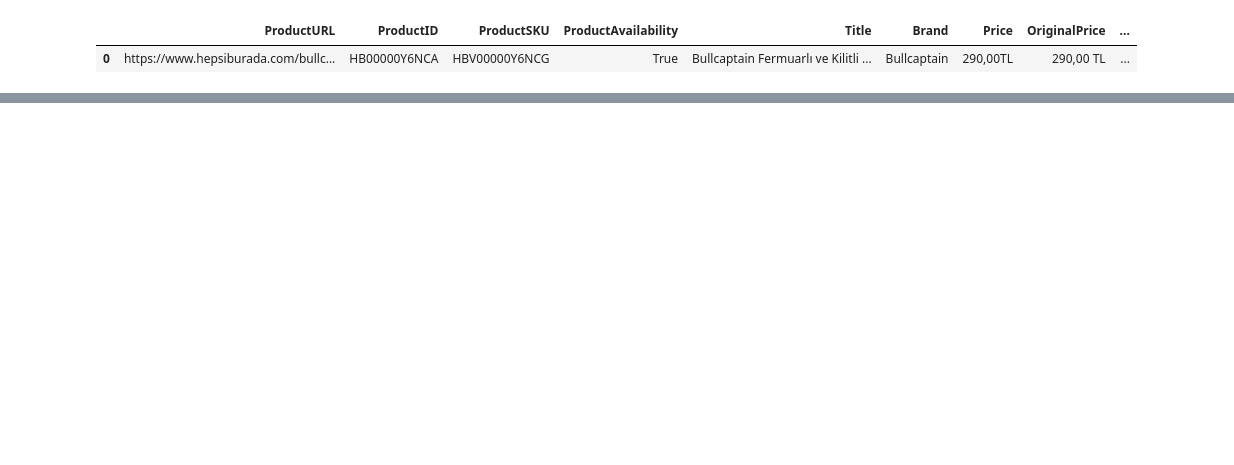
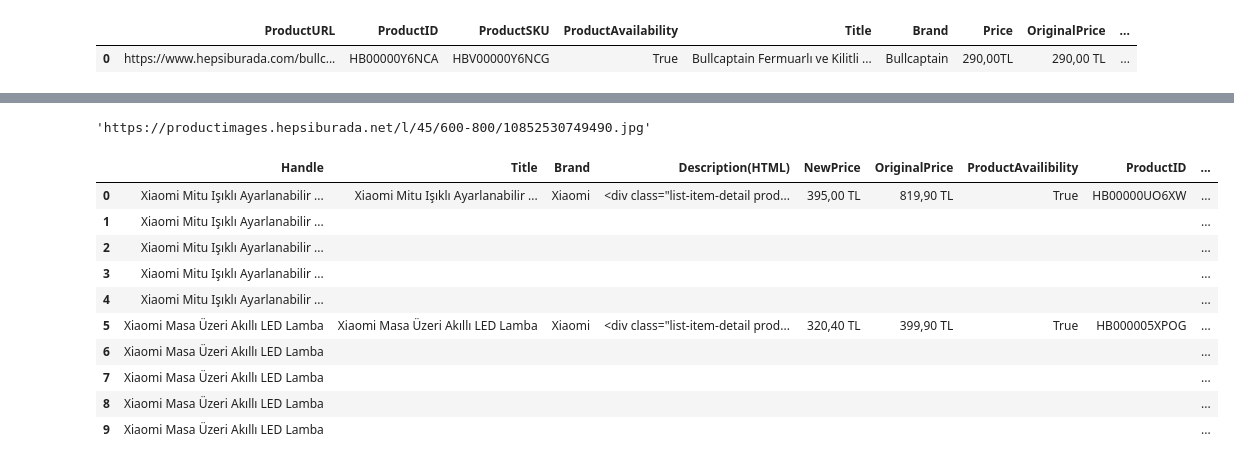
Before and after one commit to Hamma111/baris-project-scrapy, a Jupyter notebook: scraper.ipynb, the cells around one changed output, grey strips where cells are left out. Drawn from its saved outputs; the diff is of its cells as text; code cells hidden in the pictures; blank space fills up the shorter version.

```diff
--- a/scraper.ipynb
+++ b/scraper.ipynb
@@ -243,0 +276,8 @@ df.head(1)
+# %%
+df['Images'] = df.apply(f, axis=1)
+# %%
+df['Images'][3]
+# %% [output]
+'https://productimages.hepsiburada.net/l/45/600-800/10852530749490.jpg'
+# %%
+ndf = df.copy()
@@ -243,0 +289,53 @@ df.head(1)
+# %%
+all_images_urls = []
+for x in ndf['Images']:
+    all_images_urls.append(x.split(' ') )
+#     print()
+#     break
+# %%
+for index, srcs in enumerate(all_images_urls):
+    for i, x in enumerate(srcs):
+        if i== 0:
+            new_df = newd.append({
+                'Handle': df.loc[index, 'Title'],
+                'Title':df.loc[index, 'Title'],
+                'Brand': df.loc[index, 'Brand'],
+                'Description(HTML)':df.loc[index, 'DescriptionHTML'],
+                'NewPrice': df.loc[index, 'NewPrice'],
+                'OriginalPrice': df.loc[index, 'OriginalPrice'],
+                'ProductAvailibility': df.loc[index, 'ProductAvailability'],
+                'ProductID':df.loc[index, 'ProductID'] ,
+                'ProductSKU':df.loc[index, 'ProductSKU'] ,
+                'ProductURL':df.loc[index, 'ProductURL'],
+                'Image Src':x,
+                'Image Position': i+1
+            }, ignore_index = True)
+        else:
+            new_df = newd.append({
+                'Handle': df.loc[index, 'Title'],
+                'Title':'',
+                'Brand': '',
+                'Description(HTML)':'',
+                'NewPrice': '',
+                'OriginalPrice': '',
+                'ProductAvailibility': '',
+                'ProductID':'' ,
+                'ProductSKU':'' ,
+                'ProductURL':'',
+                'Image Src':x,
+                'Image Position': i+1
+            }, ignore_index = True)
+# %%
+newd.head(10)
+# %% [output]
+|  | Handle | Title | Brand | Description(HTML) | NewPrice | OriginalPrice | ProductAvailibility | ProductID | ... |
+| 0 | Xiaomi Mitu Işıklı Ayarlanabilir ... | Xiaomi Mitu Işıklı Ayarlanabilir ... | Xiaomi | <div class="list-item-detail prod... | 395,00 TL | 819,90 TL | True | HB00000UO6XW | ... |
+| 1 | Xiaomi Mitu Işıklı Ayarlanabilir ... |  |  |  |  |  |  |  | ... |
+| 2 | Xiaomi Mitu Işıklı Ayarlanabilir ... |  |  |  |  |  |  |  | ... |
+| 3 | Xiaomi Mitu Işıklı Ayarlanabilir ... |  |  |  |  |  |  |  | ... |
+| 4 | Xiaomi Mitu Işıklı Ayarlanabilir ... |  |  |  |  |  |  |  | ... |
+| 5 | Xiaomi Masa Üzeri Akıllı LED Lamba | Xiaomi Masa Üzeri Akıllı LED Lamba | Xiaomi | <div class="list-item-detail prod... | 320,40 TL | 399,90 TL | True | HB000005XPOG | ... |
+| 6 | Xiaomi Masa Üzeri Akıllı LED Lamba |  |  |  |  |  |  |  | ... |
+| 7 | Xiaomi Masa Üzeri Akıllı LED Lamba |  |  |  |  |  |  |  | ... |
+| 8 | Xiaomi Masa Üzeri Akıllı LED Lamba |  |  |  |  |  |  |  | ... |
+| 9 | Xiaomi Masa Üzeri Akıllı LED Lamba |  |  |  |  |  |  |  | ... |
```
Also changed, not shown: parts of 8 cells of this notebook.
